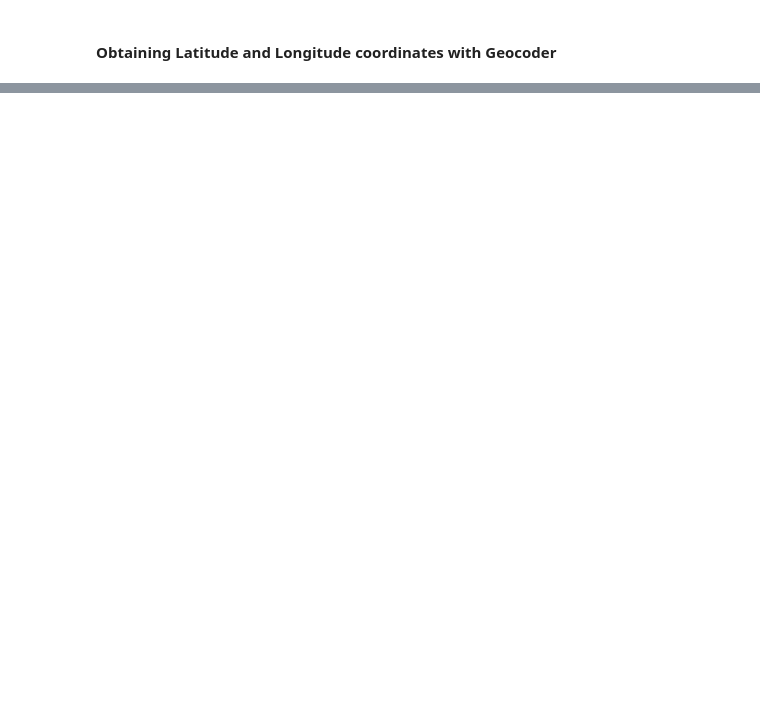
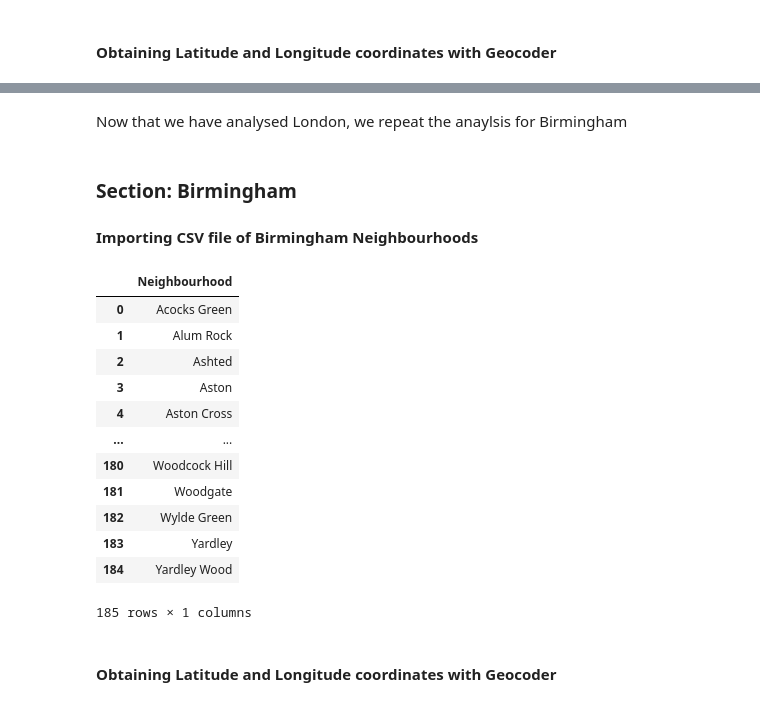
Before and after one commit to jkchuong/Data_Science_Capstone, a Jupyter notebook: The Battle of Neighbourhoods 2.ipynb, the cells around one changed output, grey strips where cells are left out. Drawn from its saved outputs; the diff is of its cells as text; code cells hidden in the pictures; blank space fills up the shorter version.

```diff
--- a/The Battle of Neighbourhoods 2.ipynb
+++ b/The Battle of Neighbourhoods 2.ipynb
@@ -120,0 +184,25 @@ londonDF
+# %% [markdown]
+Now that we have analysed London, we repeat the anaylsis for Birmingham
+# %% [markdown]
+### Section: Birmingham
+
+#### Importing CSV file of Birmingham Neighbourhoods
+# %%
+bhamDF = pd.read_csv('Birmingham Neighbourhoods.csv', encoding='latin1')
+bhamDF
+# %% [output]
+|  | Neighbourhood |
+| 0 | Acocks Green |
+| 1 | Alum Rock |
+| 2 | Ashted |
+| 3 | Aston |
+| 4 | Aston Cross |
+| ... | ... |
+| 180 | Woodcock Hill |
+| 181 | Woodgate |
+| 182 | Wylde Green |
+| 183 | Yardley |
+| 184 | Yardley Wood |
+185 rows × 1 columns
+# %% [markdown]
+#### Obtaining Latitude and Longitude coordinates with Geocoder
```
Also changed, not shown: parts of 13 cells of this notebook, 1 other file.
